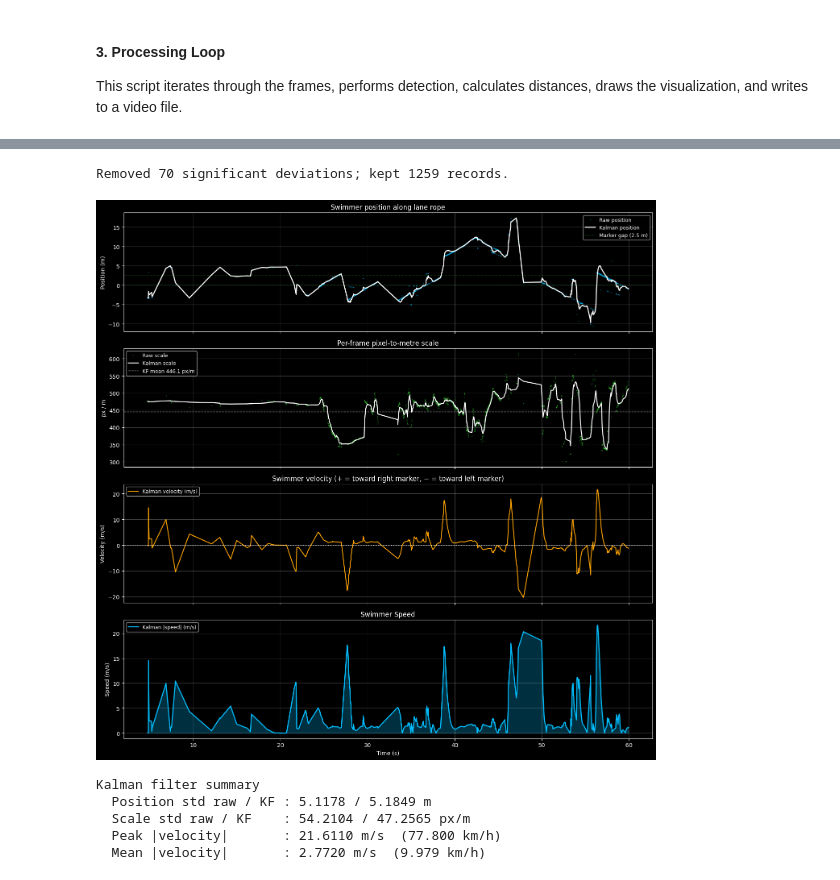
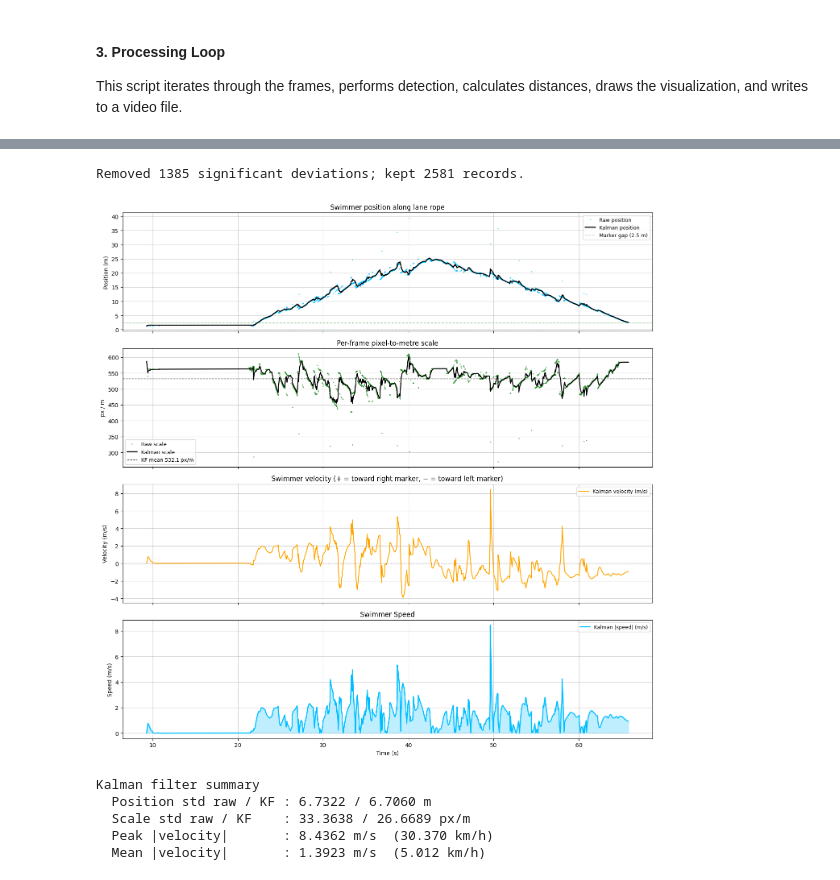
Before and after one commit to funtimezallaround/FYP, a Jupyter notebook: video_seq_processing_with_vitpose.ipynb, the cells around one changed output, grey strips where cells are left out. Saved outputs shown, nothing was run; the diff lists cells and outputs as text; code cells hidden in the pictures.

```diff
--- a/video_seq_processing_with_vitpose.ipynb
+++ b/video_seq_processing_with_vitpose.ipynb
@@ -21,14 +21,14 @@ Define your constants here. We will process 60 frames starting from a specific i
 # Configuration
 YOLO_MARKER_MODEL_PATH = "runs/detect/runs/detect/marker_detector/weights/best.pt"
 YOLO_PERSON_MODEL_PATH = "yolov8s.pt" # Standard person detection
-FRAMES_DIR = "frames/under/Bottom_Freestyle_P034_1/"
+FRAMES_DIR = "frames/under/Bottom_Freestyle_P035/"
 START_FRAME_IDX = 0
 NUM_FRAMES = -1  # Set to -1 to process all frames
 FPS = 60  # Frames per second for the output video
 
 MARKER_REAL_DIST_M = 2.5
 YOLO_CONF = 0.3 # down from à.è
-OUTPUT_VIDEO_PATH = "output/swimmer_tracking_demo_full_freestyle_p034_1.mp4"
+OUTPUT_VIDEO_PATH = "output/ego_motion_freestyle_p035.mp4"
 
 # Load Models
 marker_model = YOLO(YOLO_MARKER_MODEL_PATH)
@@ -651,66 +482,66 @@ else:
     scale_kf       = kalman_filter_scale(scales_raw, mode_seq)
     spd_kf         = np.abs(vel_kf)
 
-    with plt.style.context("dark_background"):
+    with plt.style.context("default"):
         fig, axes = plt.subplots(4, 1, figsize=(14, 14), sharex=True)
 
         # [0] Raw + filtered position
         axes[0].plot(times, pos_raw, ".", markersize=2, color="deepskyblue",
-                     alpha=0.30, label="Raw position")
-        axes[0].plot(times, pos_kf, "-", linewidth=1.8, color="white",
+                     alpha=0.60, label="Raw position")
+        axes[0].plot(times, pos_kf, "-", linewidth=1.8, color="black",
                      label="Kalman position")
-        axes[0].axhline(0, color="limegreen", linewidth=0.7, linestyle=":")
-        axes[0].axhline(MARKER_REAL_DIST_M, color="limegreen", linewidth=0.7, linestyle=":",
+        axes[0].axhline(0, color="forestgreen", linewidth=0.7, linestyle=":")
+        axes[0].axhline(MARKER_REAL_DIST_M, color="forestgreen", linewidth=0.7, linestyle=":",
                         label=f"Marker gap ({MARKER_REAL_DIST_M} m)")
         axes[0].set_ylabel("Position (m)")
         axes[0].set_title("Swimmer position along lane rope")
         axes[0].legend(fontsize=9)
-        axes[0].grid(alpha=0.25)
+        axes[0].grid(alpha=0.6)
 
         # [1] Raw + filtered scale
-        axes[1].plot(times, scales_raw, ".", markersize=2, color="limegreen", alpha=0.30,
+        axes[1].plot(times, scales_raw, ".", markersize=2, color="forestgreen", alpha=0.60,
                      label="Raw scale")
-        axes[1].plot(times, scale_kf, "-", linewidth=1.6, color="white",
+        axes[1].plot(times, scale_kf, "-", linewidth=1.6, color="black",
                      label="Kalman scale")
-        axes[1].axhline(np.mean(scale_kf), color="white", linewidth=1.0, linestyle="--",
+        axes[1].axhline(np.mean(scale_kf), color="black", linewidth=1.0, linestyle="--",
                         alpha=0.7, label=f"KF mean {np.mean(scale_kf):.1f} px/m")
         axes[1].set_ylabel("px / m")
         axes[1].set_title("Per-frame pixel-to-metre scale")
         axes[1].legend(fontsize=9)
-        axes[1].grid(alpha=0.25)
+        axes[1].grid(alpha=0.6)
 
         # [2] Signed velocity
         axes[2].plot(times, vel_kf, "-", linewidth=1.5, color="orange",
                      label="Kalman velocity (m/s)")
-        axes[2].axhline(0, color="white", linewidth=0.8, linestyle=":")
+        axes[2].axhline(0, color="black", linewidth=0.8, linestyle=":")
         axes[2].set_ylabel("Velocity (m/s)")
         axes[2].set_title("Swimmer velocity (+ = toward right marker, − = toward left marker)")
         axes[2].legend(fontsize=9)
-        axes[2].grid(alpha=0.25)
+        axes[2].grid(alpha=0.6)
 
         # [3] Speed magnitude
         axes[3].fill_between(times, spd_kf, alpha=0.25, color="deepskyblue")
         axes[3].plot(times, spd_kf, "-", linewidth=1.8, color="deepskyblue",
                      label="Kalman |speed| (m/s)")
         axes[3].set_ylabel("Speed (m/s)")
         axes[3].set_xlabel("Time (s)")
         axes[3].set_title("Swimmer Speed")
         axes[3].legend(fontsize=9)
-        axes[3].grid(alpha=0.25)
+        axes[3].grid(alpha=0.6)
 
         plt.tight_layout()
         plt.show()
 
     print("Kalman filter summary")
     print(f"  Position std raw / KF : {np.std(pos_raw):.4f} / {np.std(pos_kf):.4f} m")
     print(f"  Scale std raw / KF    : {np.std(scales_raw):.4f} / {np.std(scale_kf):.4f} px/m")
     print(f"  Peak |velocity|       : {spd_kf.max():.4f} m/s  ({spd_kf.max() * 3.6:.3f} km/h)")
     print(f"  Mean |velocity|       : {spd_kf.mean():.4f} m/s  ({spd_kf.mean() * 3.6:.3f} km/h)")
 # %% [output]
-Removed 70 significant deviations; kept 1259 records.
+Removed 1385 significant deviations; kept 2581 records.
-[figure, old version]
+[figure, new version]
 Kalman filter summary
-  Position std raw / KF : 5.1178 / 5.1849 m
-  Scale std raw / KF    : 54.2104 / 47.2565 px/m
-  Peak |velocity|       : 21.6110 m/s  (77.800 km/h)
-  Mean |velocity|       : 2.7720 m/s  (9.979 km/h)
+  Position std raw / KF : 6.7322 / 6.7060 m
+  Scale std raw / KF    : 33.3638 / 26.6689 px/m
+  Peak |velocity|       : 8.4362 m/s  (30.370 km/h)
+  Mean |velocity|       : 1.3923 m/s  (5.012 km/h)
```
Also changed, not shown: parts of 9 cells of this notebook, 1 other file.
